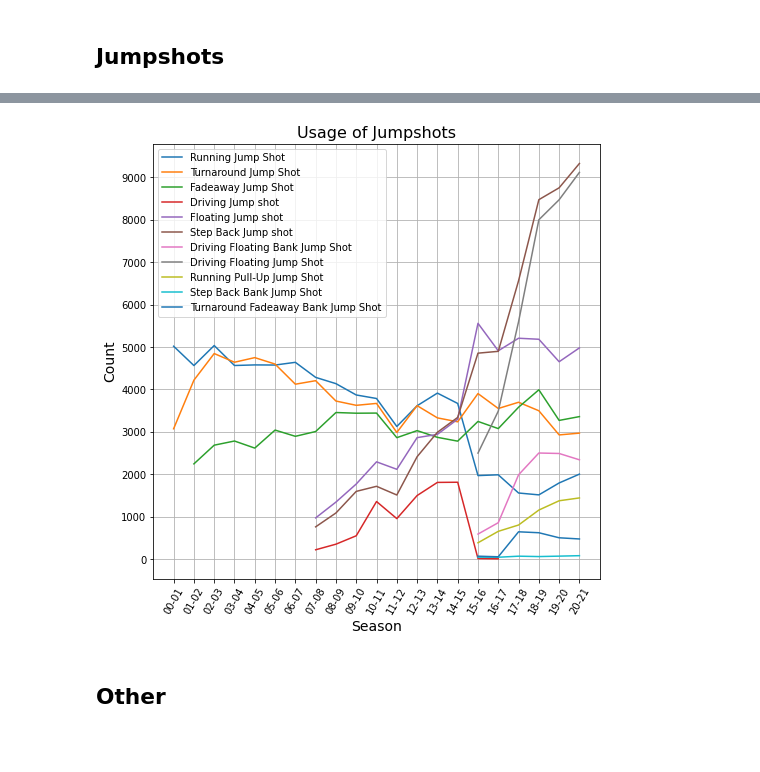
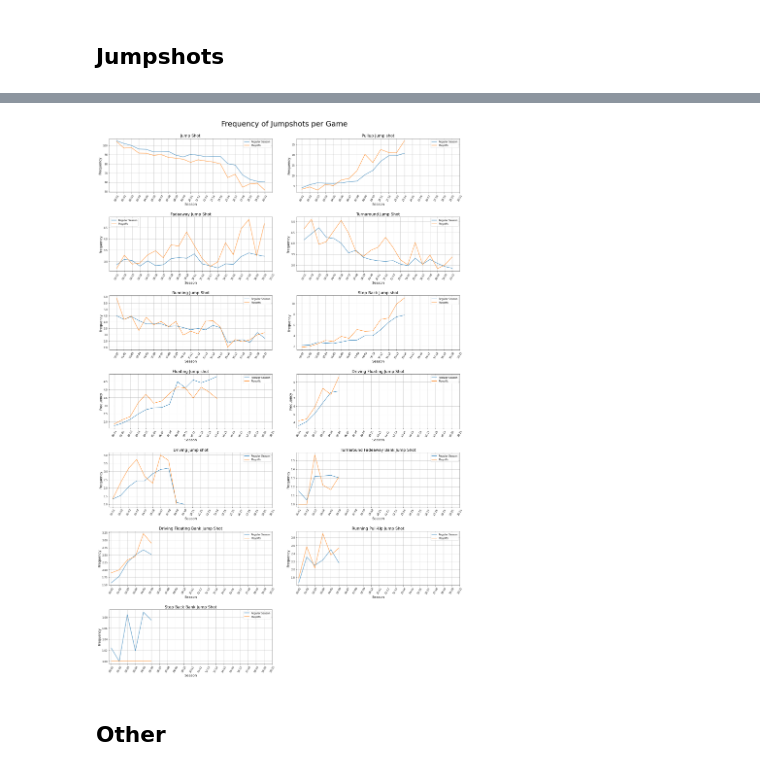
Before and after one commit to kmcsquared/TFM, a Jupyter notebook: shots.ipynb, the cells around one changed output, grey strips where cells are left out. Drawn from its saved outputs; the diff is of its cells as text; code cells hidden in the pictures; blank space fills up the shorter version.

```diff
--- a/shots.ipynb
+++ b/shots.ipynb
@@ -771,25 +824,54 @@ plt.show()
-# %%
-# Plot other jumpshots
-
-plt.figure(figsize=(8,8))
-plt.title('Usage of Jumpshots', fontsize=16)
-plt.xlabel('Season', fontsize=14)
-plt.ylabel('Count', fontsize=14)
-
-for action in jumpshots['ACTION TYPE'].unique():
-    if action != 'Jump Shot' and action != 'Pullup Jump shot':
-        action_series = jumpshots[jumpshots['ACTION TYPE'] == action]
-        plt.plot(action_series['SEASON ID'], action_series['COUNT'], label=action)
-
-x_labels = [season[2:] for season in jumpshots['SEASON ID'].unique()]
-plt.xticks(np.arange(0, 21), labels=x_labels)
-plt.yticks(np.arange(0, plt.ylim()[1], step=1000))
-plt.tick_params(axis='x', which='major', labelsize=10, rotation=60)
-plt.legend()
-plt.grid(True)
-plt.show()
-# %% [output]
-[figure, removed]
+# %%
+# Plot all kinds of jumpshots
+
+# Dynamically draw subplots
+# https://stackoverflow.com/questions/12319796/dynamically-add-create-subplots-in-matplotlib
+num_subplots = len(jumpshots['ACTION TYPE'].unique())
+num_cols = 2
+num_rows = (num_subplots // num_cols) + (num_subplots % num_cols)
+position = range(1, num_subplots+1) # Create position index
+
+# Plot shot categories
+fig = plt.figure(figsize=(25,50))
+plt.axis('off')
+plt.title('Frequency of Jumpshots per Game', fontsize=30, pad=50)
+
+# Get most frequent jumpshots
+top_jumpshots = jumpshots.groupby('ACTION TYPE').sum().sort_values('PER GAME', ascending=False).reset_index()
+# Plot from most to least frequent
+k = 0
+for jumpshot_style in top_jumpshots['ACTION TYPE'].unique():
+    ax = fig.add_subplot(num_rows, num_cols, position[k])
+    ax.set_title(jumpshot_style, fontsize=16)
+
+    k += 1 # Update position index
+    for season_stage in ['Regular Season', 'Playoffs']:
+        ax.plot(
+            'SEASON ID', 'PER GAME',
+            data=jumpshots[jumpshots['ACTION TYPE'] == jumpshot_style][jumpshots['SEASON STAGE'] == season_stage],
+            label=season_stage
+        )
+
+        plt.xlabel('Season', fontsize=14)
+        plt.ylabel('Frequency', fontsize=14)
+
+        x_labels = [season[2:] for season in shot_categories['SEASON ID'].unique()]
+        plt.xticks(np.arange(0, 21), labels=x_labels)
+        ax.tick_params(axis='x', which='major', labelsize=10, rotation=60)
+        ax.legend()
+        ax.grid(True)
+
+plt.subplots_adjust(left=0.1,
+                    bottom=0.3,
+                    right=0.9,
+                    top=0.9,
+                    wspace=0.15,
+                    hspace=0.45)
+
+# plt.tight_layout()
+plt.show()
+# %% [output]
+[figure, added]
 # %% [markdown]
 ## Other
 # %%
```
Also changed, not shown: parts of 10 cells of this notebook.
